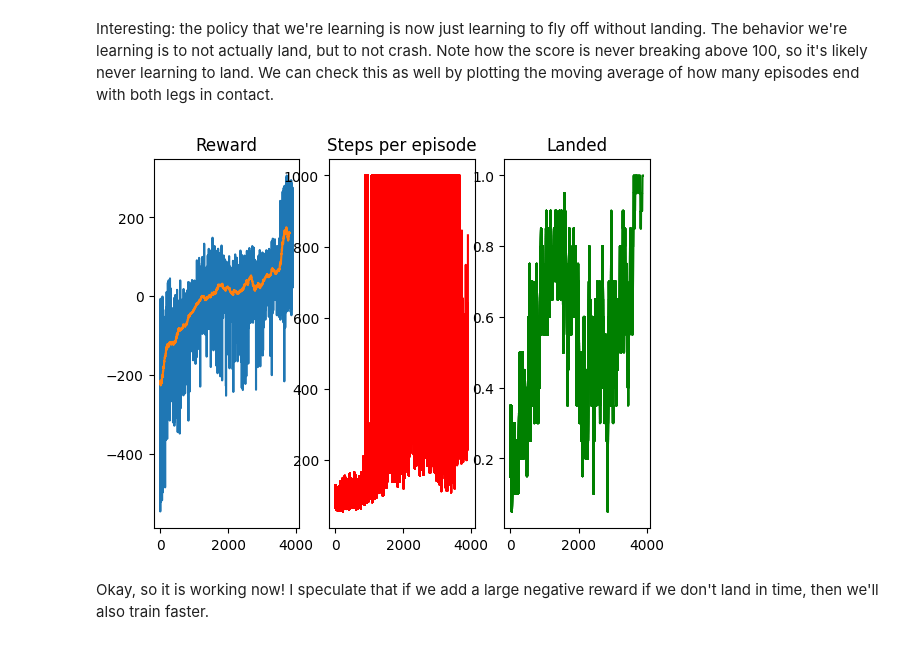
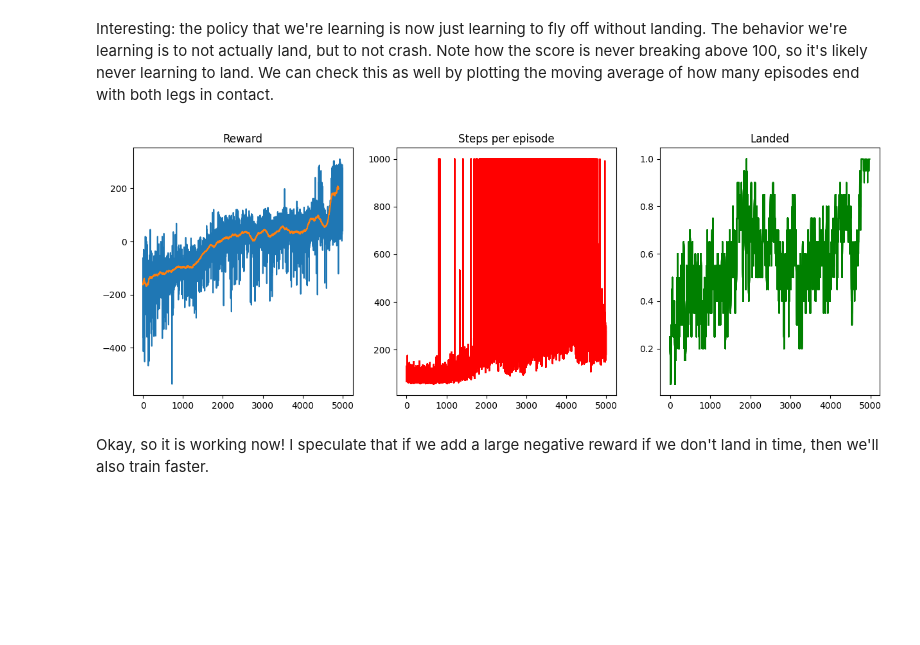
Before and after one commit to bkitano/rl-from-scratch, a Jupyter notebook: REINFORCE.ipynb, the cells around one changed output. Drawn from its saved outputs; the diff is of its cells as text; code cells hidden in the pictures; blank space fills up the shorter version.

```diff
--- a/REINFORCE.ipynb
+++ b/REINFORCE.ipynb
@@ -266,7 +310,7 @@ rewards_track = []
 fig = plt.figure()
 ax = fig.add_subplot(1,1,1)
 
-for i in range(10000):
+for i in range(1500):
     rewards, log_probs, actions, observations = run_episode(model)
     update(model, log_probs, rewards)
 
@@ -303,10 +347,10 @@ model = PolicyNetwork(*network_shape)
 rewards_track = []
 steps_per_episode = []
 fig = plt.figure()
-ax = fig.add_subplot(1,1,1)
-ax2 = fig.add_subplot(1,2,1)
+ax = fig.add_subplot(1,2,1)
+ax2 = fig.add_subplot(1,2,2)
 
-for i in range(5000):
+for i in range(1500):
     rewards, log_probs, actions, observations = run_episode(model)
     update(model, log_probs, rewards)
 
@@ -387,8 +431,8 @@ model = PolicyNetwork(*network_shape)
 rewards_track = []
 steps_per_episode = []
 fig = plt.figure()
-ax = fig.add_subplot(1,1,1)
-ax2 = fig.add_subplot(1,2,1)
+ax = fig.add_subplot(1,2,1)
+ax2 = fig.add_subplot(1,2,2)
 
 for i in range(5000):
     rewards, log_probs, actions, observations = run_episode(model)
@@ -432,12 +476,12 @@ rewards_track = []
 steps_per_episode = []
 landed = []
 
-fig = plt.figure()
+fig = plt.figure(figsize=(15,5))
 ax = fig.add_subplot(1,3,1)
 ax2 = fig.add_subplot(1,3,2)
 ax3 = fig.add_subplot(1,3,3)
 
-for i in range(4000):
+for i in range(5000):
     rewards, log_probs, actions, observations = run_episode(model)
     update(model, log_probs, rewards)
 
@@ -446,34 +490,55 @@ for i in range(4000):
     landed += [observations[-1, -2:].sum() == 2]
 
     if i % 100 == 0:
         ax.clear()
         ax.plot(rewards_track)
         ax.set_title("Reward")
 
         # add a smoothed version
         if len(rewards_track) > 100:
             smoothed = [np.mean(rewards_track[i:i+100]) for i in range(len(rewards_track) - 100)]
             ax.plot(smoothed)
 
         # also plot the number of steps
         ax2.plot(steps_per_episode, color='red')
         ax2.set_title("Steps per episode")
 
         # and the number of times we landed
         ax3.set_title("Landed")
         if len(landed) > 20:
             smoothed = [np.mean(landed[i:i+20]) for i in range(len(landed) - 20)]
             ax3.plot(smoothed, color='green')
 
         display(fig)
         clear_output(wait=True)
         plt.pause(0.001)
 
         if sum(rewards_track[-100:]) / 100 > 195:
             print("Solved!")
             break
+
+ax.clear()
+ax.plot(rewards_track)
+ax.set_title("Reward")
+
+# add a smoothed version
+if len(rewards_track) > 100:
+    smoothed = [np.mean(rewards_track[i:i+100]) for i in range(len(rewards_track) - 100)]
+    ax.plot(smoothed)
+
+# also plot the number of steps
+ax2.plot(steps_per_episode, color='red')
+ax2.set_title("Steps per episode")
+
+# and the number of times we landed
+ax3.set_title("Landed")
+if len(landed) > 20:
+    smoothed = [np.mean(landed[i:i+20]) for i in range(len(landed) - 20)]
+    ax3.plot(smoothed, color='green')
+
+display(fig)
 # %% [output]
-[figure, old version]
+[figure, new version]
 # %% [markdown]
 Okay, so it is working now! I speculate that if we add a large negative reward if we don't land in time, then we'll also train faster.
 # %%
```
Also changed, not shown: parts of 28 cells of this notebook, 1 other file.
